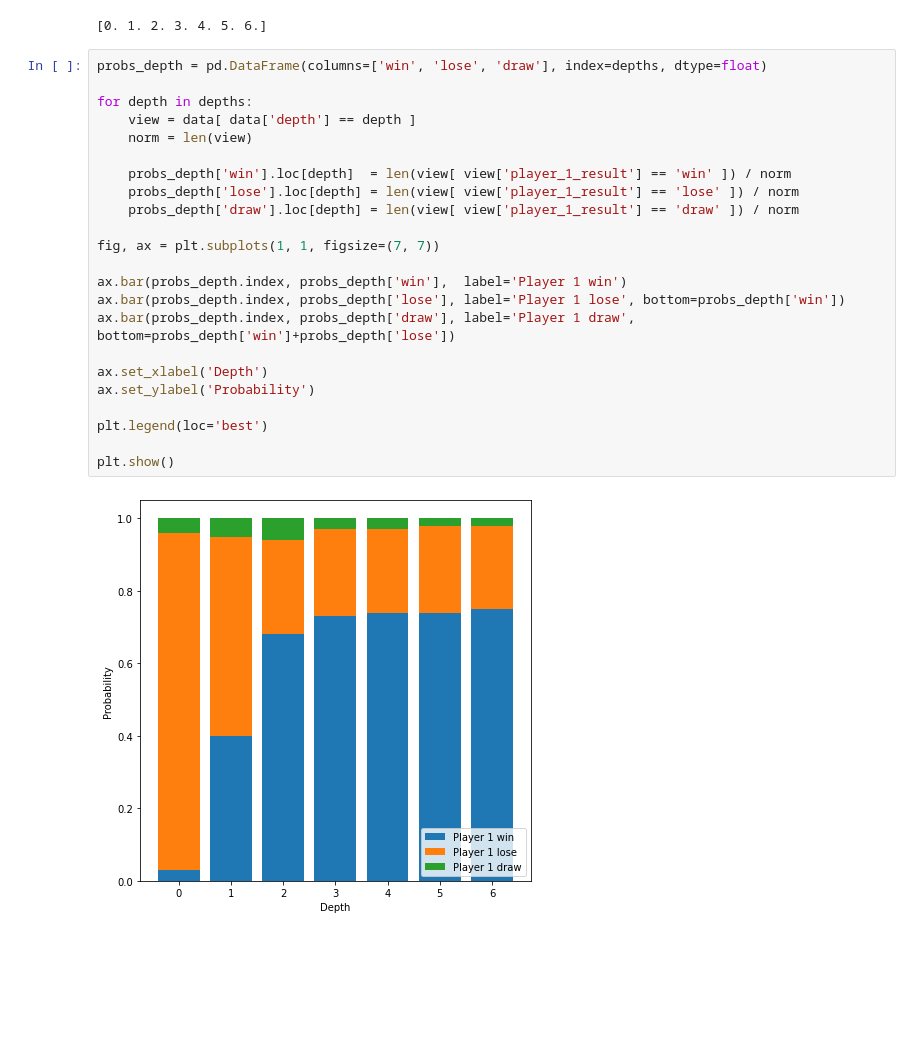
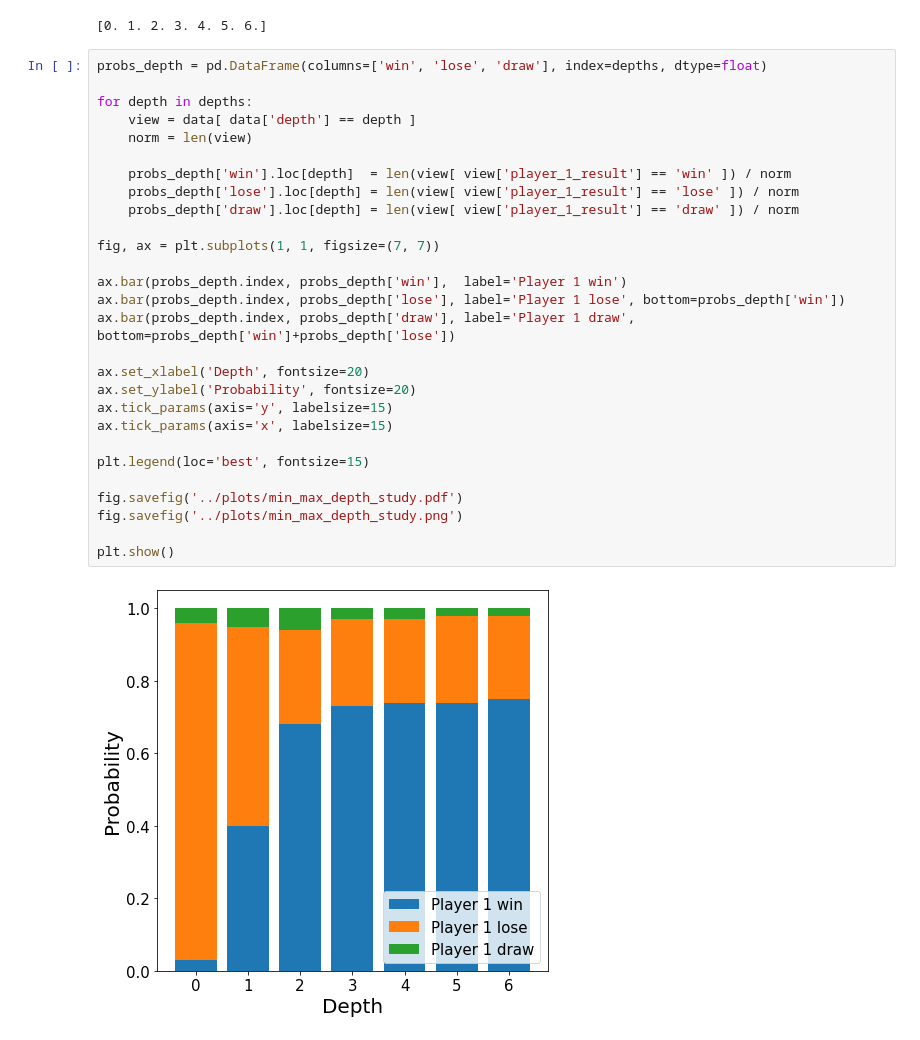
Before and after one commit to sdysch/mancala, a Jupyter notebook: analysis/min_max_vs_max_score.ipynb, the cells around one changed output. Drawn from its saved outputs; the diff is of its cells as text; blank space fills up the shorter version.

Commit message:
Making plots for blog post

```diff
--- a/analysis/min_max_vs_max_score.ipynb
+++ b/analysis/min_max_vs_max_score.ipynb
@@ -20,25 +20,30 @@ print(depths)
 # %%
 probs_depth = pd.DataFrame(columns=['win', 'lose', 'draw'], index=depths, dtype=float)
 
 for depth in depths:
     view = data[ data['depth'] == depth ]
     norm = len(view)
 
     probs_depth['win'].loc[depth]  = len(view[ view['player_1_result'] == 'win' ]) / norm
     probs_depth['lose'].loc[depth] = len(view[ view['player_1_result'] == 'lose' ]) / norm
     probs_depth['draw'].loc[depth] = len(view[ view['player_1_result'] == 'draw' ]) / norm
 
 fig, ax = plt.subplots(1, 1, figsize=(7, 7))
 
 ax.bar(probs_depth.index, probs_depth['win'],  label='Player 1 win')
 ax.bar(probs_depth.index, probs_depth['lose'], label='Player 1 lose', bottom=probs_depth['win'])
 ax.bar(probs_depth.index, probs_depth['draw'], label='Player 1 draw', bottom=probs_depth['win']+probs_depth['lose'])
 
-ax.set_xlabel('Depth')
-ax.set_ylabel('Probability')
+ax.set_xlabel('Depth', fontsize=20)
+ax.set_ylabel('Probability', fontsize=20)
+ax.tick_params(axis='y', labelsize=15)
+ax.tick_params(axis='x', labelsize=15)
 
-plt.legend(loc='best')
+plt.legend(loc='best', fontsize=15)
+
+fig.savefig('../plots/min_max_depth_study.pdf')
+fig.savefig('../plots/min_max_depth_study.png')
 
 plt.show()
 # %% [output]
-[figure, old version]
+[figure, new version]
```
Also changed, not shown: 25 other files.
